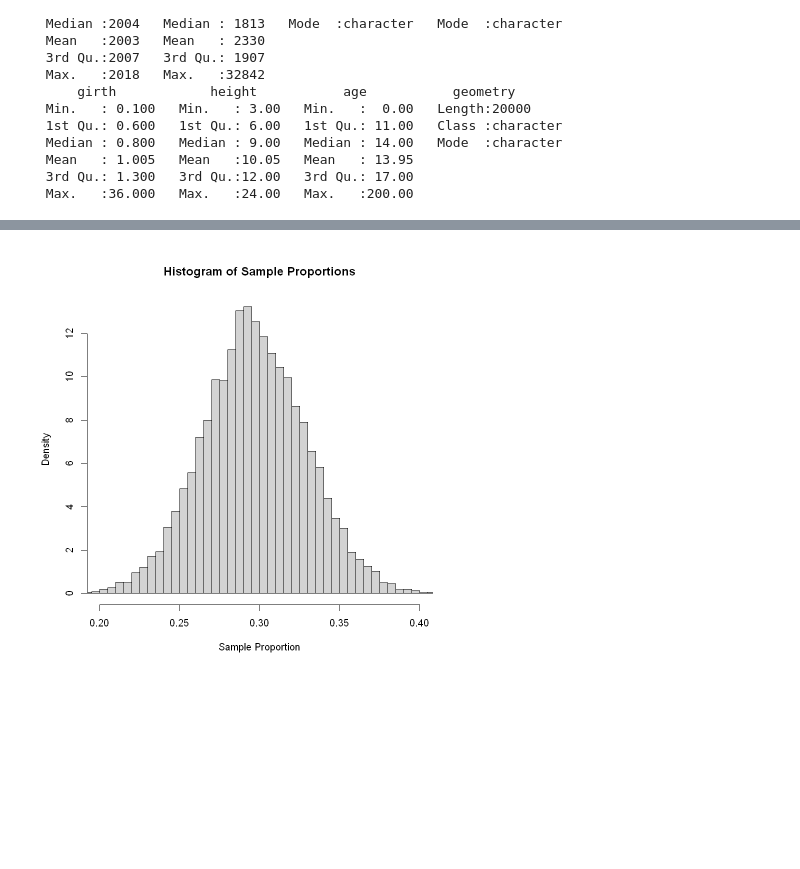
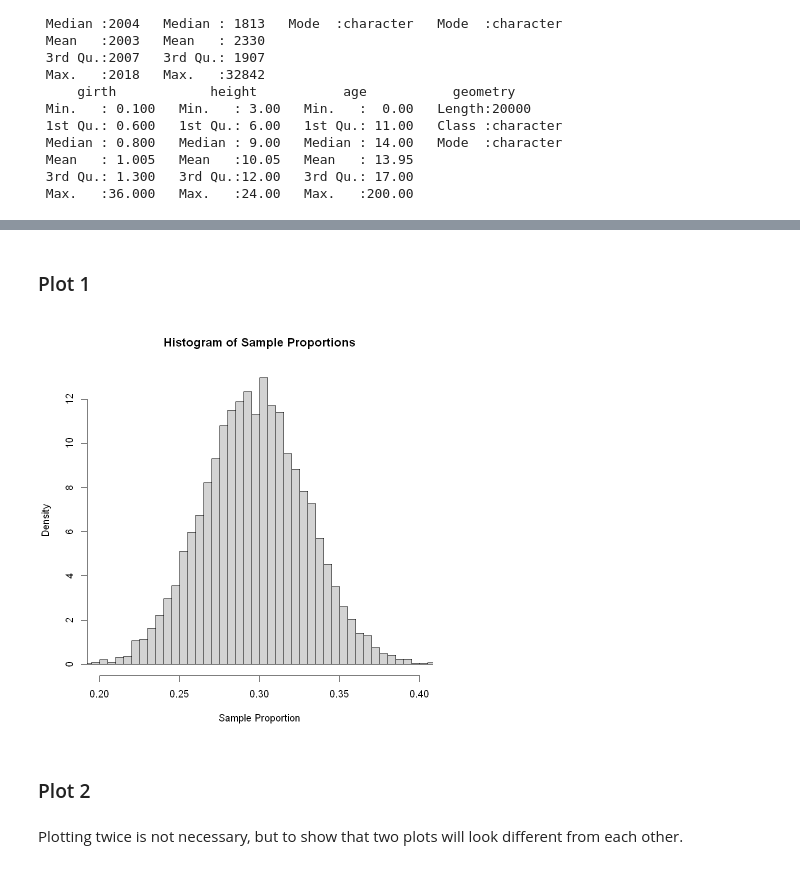
Before and after one commit to joel-quek/NUS, a Jupyter notebook: GEA1000 Tutorial 4/GEA1000 Tutorial 4 .ipynb, the cells around one changed output, grey strips where cells are left out. Saved outputs shown, nothing was run; the diff lists cells and outputs as text; code cells hidden in the pictures; blank space fills up the shorter version.

```diff
--- a/GEA1000 Tutorial 4/GEA1000 Tutorial 4 .ipynb
+++ b/GEA1000 Tutorial 4/GEA1000 Tutorial 4 .ipynb
@@ -59,10 +64,42 @@ if (abs(arr_prop[i]-0.3) <= 1.96*sqrt((arr_prop[i]*(1-
+# %% [markdown]
+### Plot 1
+# %%
+for (i in 1:10000) { # Performing the same code 10000 times
+    s = sample(trees[,"species_name"], 200) # random samples of size 200 from the trees dataframe
+    number = sum(s == "Xanthostemon chrysanthus") # count the number of the specific flower
+    arr_prop[i] = (number/200) # populate the arr_prop array with the proportions of the specific flower
+
+    # This portion of the code relates to the Approximated Normal Distribution generated by the FULL Dataset
+    if (arr_prop[i] >= left_end & arr_prop[i] <= right_end) {
+    # if the Sample proportion is between left and right bounds. ie it is within 95% of the Normal Distribution
+    prop_in = prop_in + 1
+    # then add 1 to the COUNT
+    # prop_in is basically the count of whether the sample proportion in IN or WITHIN the 95% of Normal Distribution
+    }
+
+    # This portion of the code relates to the CIs created by EACH of the 10000 samples
+    # The next line of code means that the absolute difference between the
+    # Sample proportion (p*) and the Population proportion (p) is less than
+    # the error term of the Sample CI
+    # Which means this line of code finds the samples
+    # where the population proportion is WITHIN the sample CI
+    if (abs(arr_prop[i]-0.3) <= 1.96*sqrt((arr_prop[i]*(1-arr_prop[i]))/200)) {
+        # if array proportion minus 0.3 is less than 1.96*Sqrt((p)(1-p)/n)
+        pp_in_CI[i] = TRUE #this just says that the population proportion is within the CI.
+        # We want to find out what percentage of these sample CIs contain the pupulation proportion
+    }
+}
 # %%
-hist(arr_prop,
-main = "Histogram of Sample Proportions",
-xlab = "Sample Proportion",
-xlim = c(0.2, 0.4),
-breaks = seq(min(arr_prop), max(arr_prop), length.out =
-((max(arr_prop)-min(arr_prop))*200)+1),
-freq=FALSE)
+hist(arr_prop,  # arr_prop is the choice for the plot
+    main = "Histogram of Sample Proportions", # Title
+    xlab = "Sample Proportion",  # X Label
+    xlim = c(0.2, 0.4),  # X-axis bounds/limits
+    breaks = seq(min(arr_prop), max(arr_prop), length.out = ((max(arr_prop)-min(arr_prop))*200)+1),
+    # number of breaks/bins
+    freq=FALSE)
 # %% [output]
-[figure, old version]
+[figure, new version]
+# %% [markdown]
+### Plot 2
+# %% [markdown]
+Plotting twice is not necessary, but to show that two plots will look different from each other.
```
Also changed, not shown: parts of 36 cells of this notebook, 30 other files.
